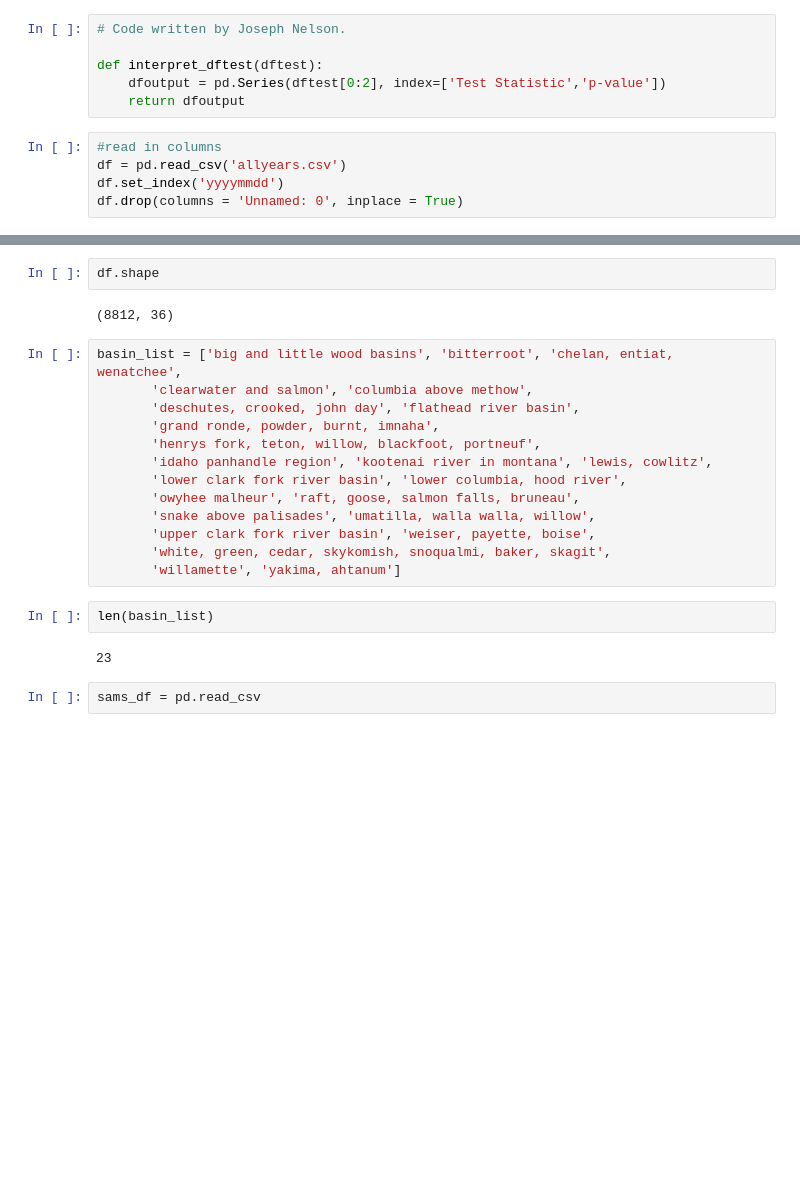
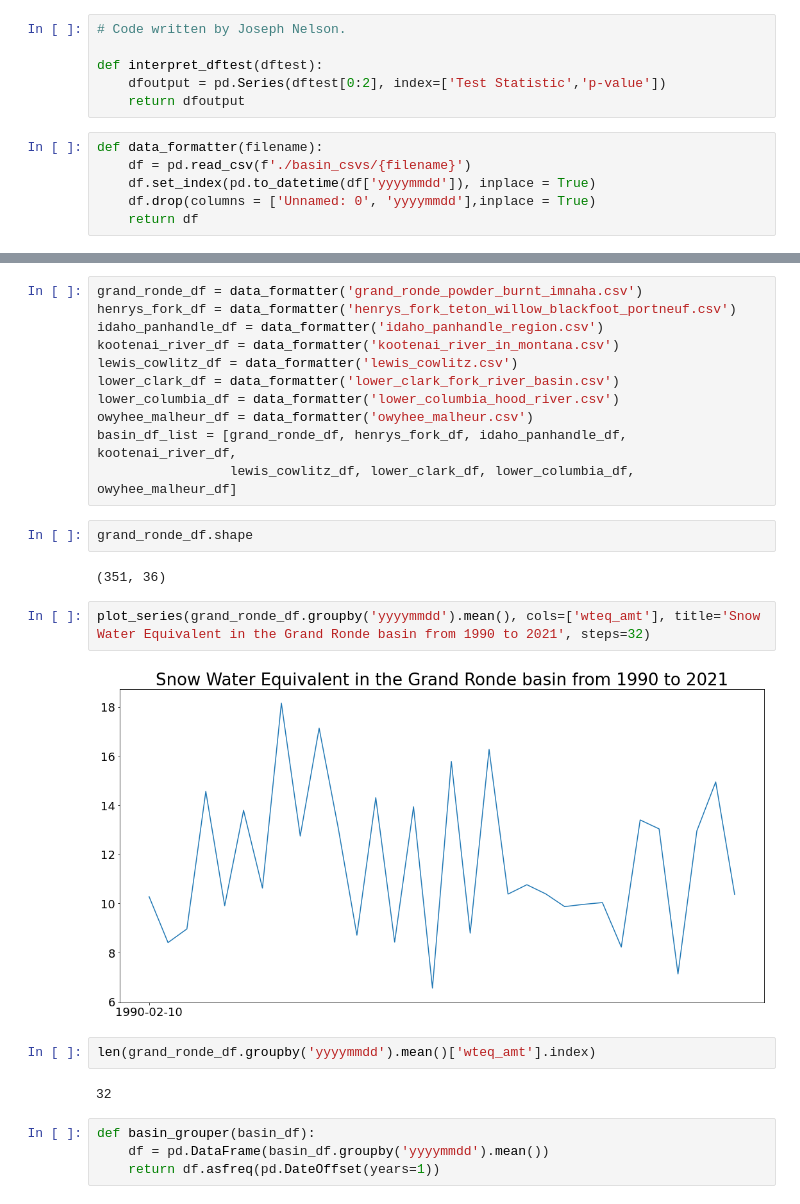
Before and after one commit to sehyeager/snotel_forecasting, a Jupyter notebook: sams_modeling_notebook.ipynb, the cells around one changed output, grey strips where cells are left out. Cells and saved outputs as stored; diff of their text form; blank space fills up the shorter version.

```diff
--- a/sams_modeling_notebook.ipynb
+++ b/sams_modeling_notebook.ipynb
@@ -14,7 +54,8 @@ def interpret_dftest(dftest):
     dfoutput = pd.Series(dftest[0:2], index=['Test Statistic','p-value'])
     return dfoutput
 # %%
-#read in columns
-df = pd.read_csv('allyears.csv')
-df.set_index('yyyymmdd')
-df.drop(columns = 'Unnamed: 0', inplace = True)
+def data_formatter(filename):
+    df = pd.read_csv(f'./basin_csvs/{filename}')
+    df.set_index(pd.to_datetime(df['yyyymmdd']), inplace = True)
+    df.drop(columns = ['Unnamed: 0', 'yyyymmdd'],inplace = True)
+    return df
@@ -40,23 +62,27 @@ Index(['yyyymmdd', 'lat', 'long', 'station_id', 'acton_id', 'station_name',
+# %%
+grand_ronde_df = data_formatter('grand_ronde_powder_burnt_imnaha.csv')
+henrys_fork_df = data_formatter('henrys_fork_teton_willow_blackfoot_portneuf.csv')
+idaho_panhandle_df = data_formatter('idaho_panhandle_region.csv')
+kootenai_river_df = data_formatter('kootenai_river_in_montana.csv')
+lewis_cowlitz_df = data_formatter('lewis_cowlitz.csv')
+lower_clark_df = data_formatter('lower_clark_fork_river_basin.csv')
+lower_columbia_df = data_formatter('lower_columbia_hood_river.csv')
+owyhee_malheur_df = data_formatter('owyhee_malheur.csv')
+basin_df_list = [grand_ronde_df, henrys_fork_df, idaho_panhandle_df, kootenai_river_df,
+                 lewis_cowlitz_df, lower_clark_df, lower_columbia_df, owyhee_malheur_df]
 # %%
-df.shape
+grand_ronde_df.shape
 # %% [output]
-(8812, 36)
+(351, 36)
-# %%
-basin_list = ['big and little wood basins', 'bitterroot', 'chelan, entiat, wenatchee',
-       'clearwater and salmon', 'columbia above methow',
-       'deschutes, crooked, john day', 'flathead river basin',
-       'grand ronde, powder, burnt, imnaha',
-       'henrys fork, teton, willow, blackfoot, portneuf',
-       'idaho panhandle region', 'kootenai river in montana', 'lewis, cowlitz',
-       'lower clark fork river basin', 'lower columbia, hood river',
-       'owyhee malheur', 'raft, goose, salmon falls, bruneau',
-       'snake above palisades', 'umatilla, walla walla, willow',
-       'upper clark fork river basin', 'weiser, payette, boise',
-       'white, green, cedar, skykomish, snoqualmi, baker, skagit',
-       'willamette', 'yakima, ahtanum']
-# %%
-len(basin_list)
-# %% [output]
-23
-# %%
-sams_df = pd.read_csv
+# %%
+plot_series(grand_ronde_df.groupby('yyyymmdd').mean(), cols=['wteq_amt'], title='Snow Water Equivalent in the Grand Ronde basin from 1990 to 2021', steps=32)
+# %% [output]
+[figure, added]
+# %%
+len(grand_ronde_df.groupby('yyyymmdd').mean()['wteq_amt'].index)
+# %% [output]
+32
+# %%
+def basin_grouper(basin_df):
+    df = pd.DataFrame(basin_df.groupby('yyyymmdd').mean())
+    return df.asfreq(pd.DateOffset(years=1))
```
Also changed, not shown: parts of 17 cells of this notebook.
